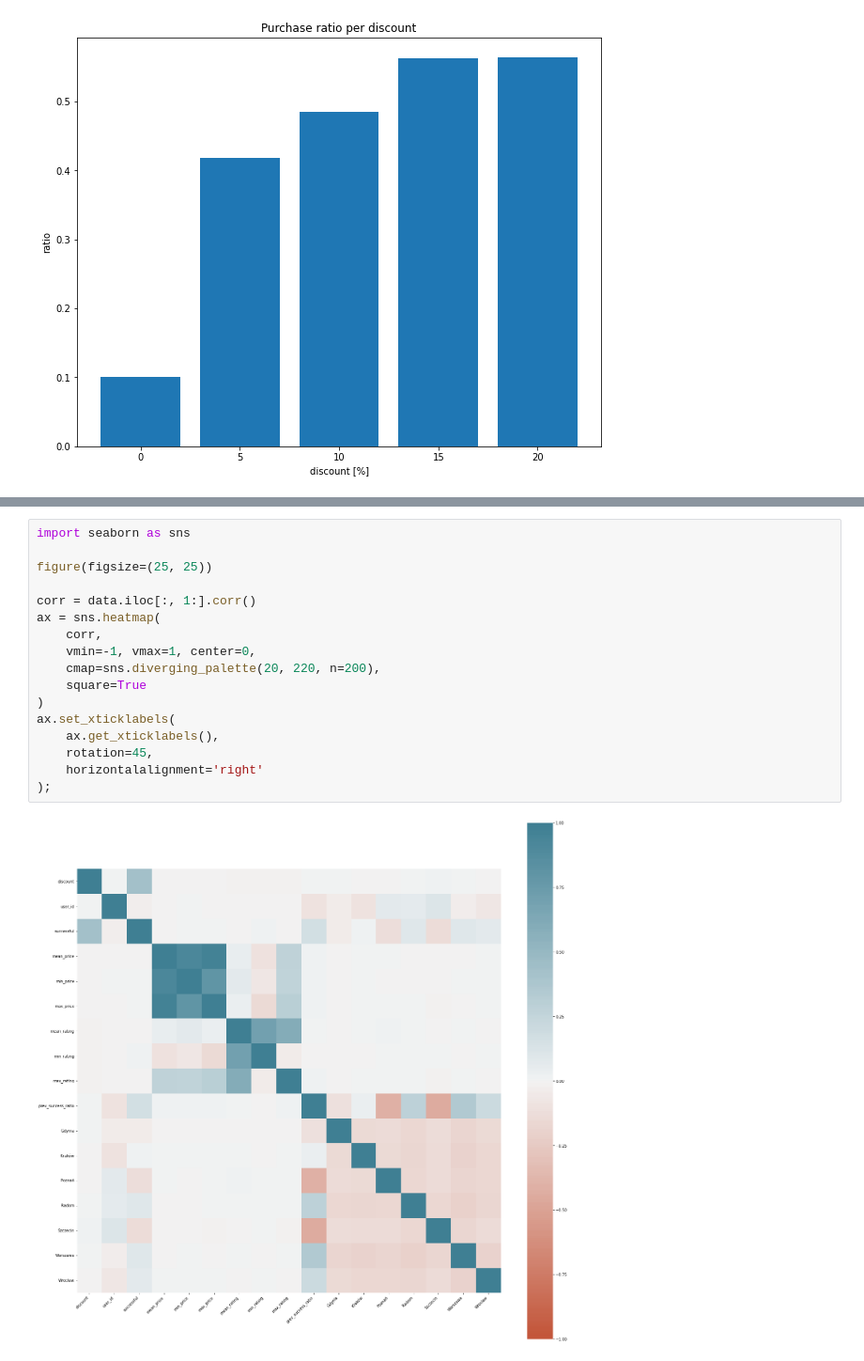
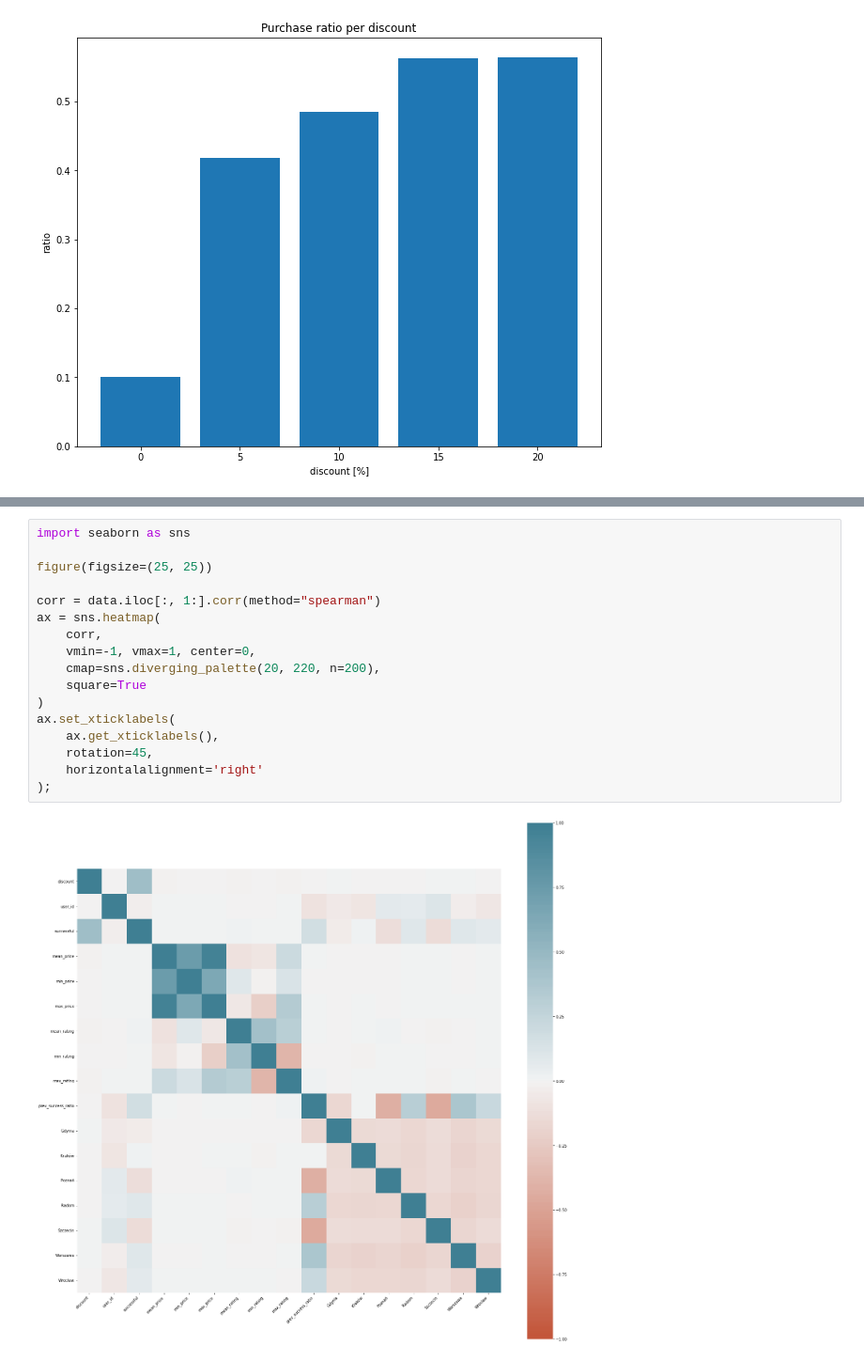
Before and after one commit to krystiankaminski1/IUM, a Jupyter notebook: data_analysis.ipynb, the cells around one changed output, grey strips where cells are left out. Shown: that part at 94% size. Cells and saved outputs as stored; diff of their text form.

```diff
--- a/data_analysis.ipynb
+++ b/data_analysis.ipynb
@@ -121,19 +150,19 @@ plt.show()
 # %%
 import seaborn as sns
 
 figure(figsize=(25, 25))
 
-corr = data.iloc[:, 1:].corr()
+corr = data.iloc[:, 1:].corr(method="spearman")
 ax = sns.heatmap(
     corr,
     vmin=-1, vmax=1, center=0,
     cmap=sns.diverging_palette(20, 220, n=200),
     square=True
 )
 ax.set_xticklabels(
     ax.get_xticklabels(),
     rotation=45,
     horizontalalignment='right'
 );
 # %% [output]
-[figure, old version]
+[figure, new version]
```
Also changed, not shown: parts of 2 cells of this notebook, 1 other file.
